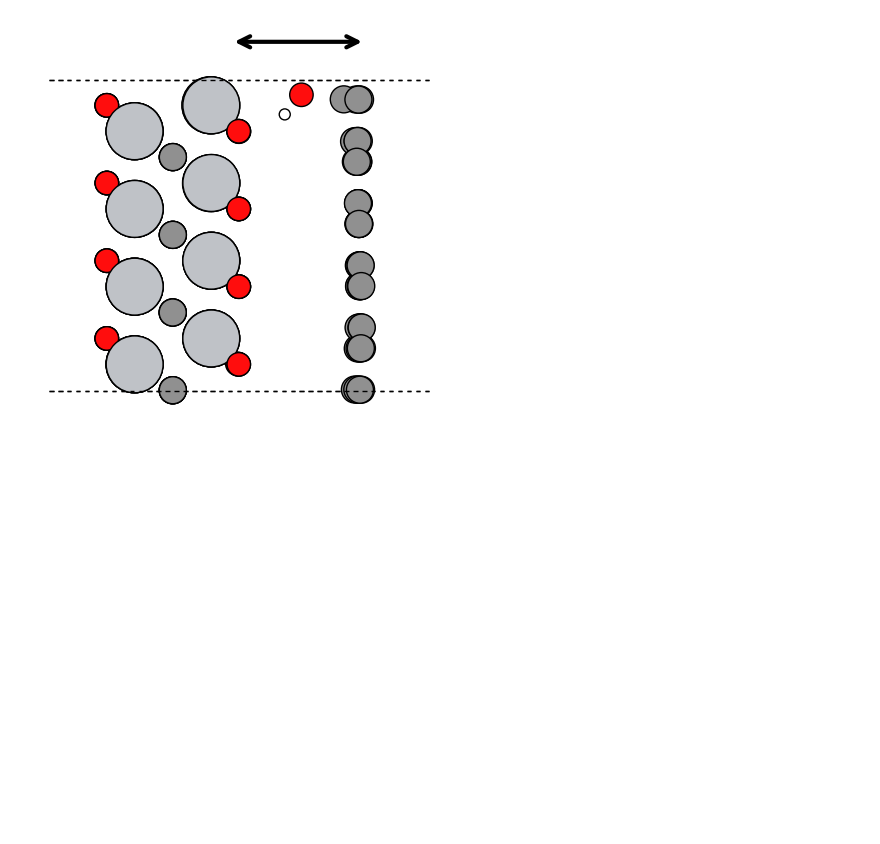
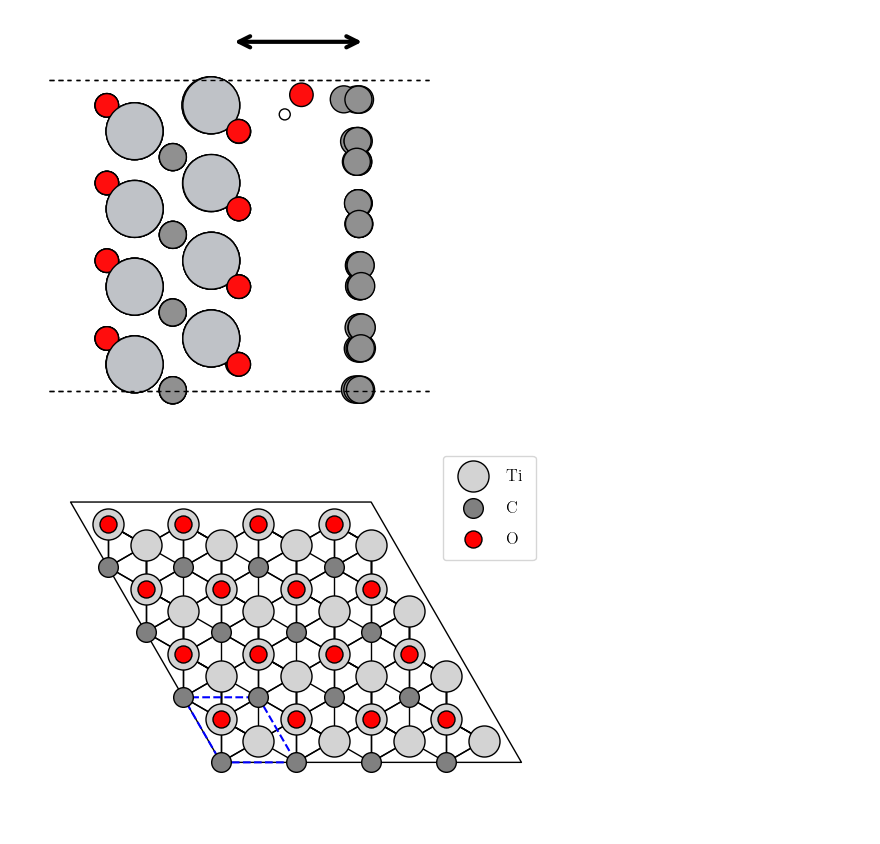
Before and after one commit to joehart2001/WA_MACE-MP-0, a Jupyter notebook: graphene_mxene_basic_properties.ipynb, the cells around one changed output. Drawn from its saved outputs; the diff is of its cells as text; code cells hidden in the pictures; blank space fills up the shorter version.

```diff
--- a/graphene_mxene_basic_properties.ipynb
+++ b/graphene_mxene_basic_properties.ipynb
@@ -264,0 +432,4 @@ plt.show()
+# %%
+plot_mxene(mxene_relaxed_omat, filepath = 'mxene_top_view.png')
+# %% [output]
+[figure, added]
```
Also changed, not shown: parts of 5 cells of this notebook, 2 other files.
